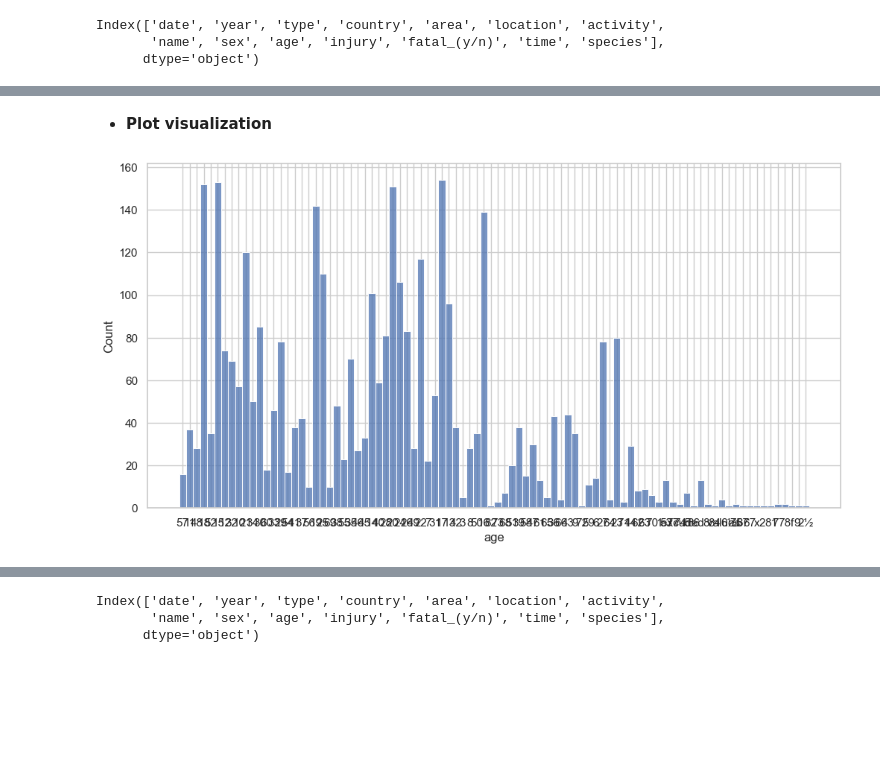
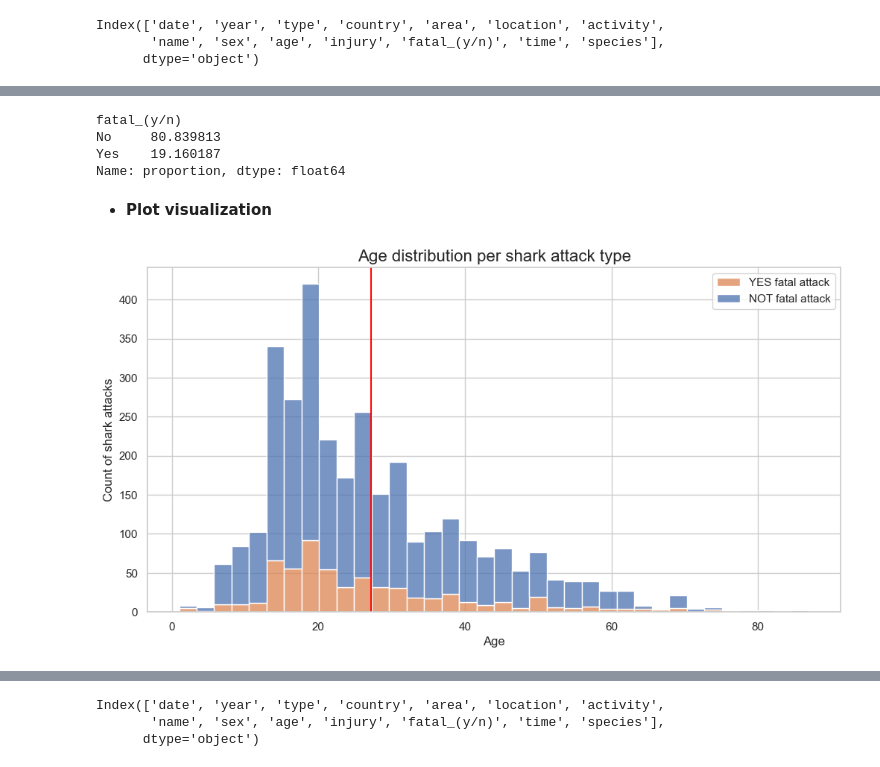
Before and after one commit to laumosa/Project1-Sharks, a Jupyter notebook: exploration.ipynb, the cells around one changed output, grey strips where cells are left out. Cells and saved outputs as stored; diff of their text form; code cells hidden in the pictures; blank space fills up the shorter version.

```diff
--- a/exploration.ipynb
+++ b/exploration.ipynb
@@ -360,0 +375,3 @@ SyntaxError: invalid syntax (1927369807.py, line 1)
+# %%
+# Set age values as "numerical".
+df_3["age"] = pd.to_numeric(df_3["age"], errors='coerce')
@@ -360,0 +385,3 @@ SyntaxError: invalid syntax (1927369807.py, line 1)
+# %%
+# Strip whitespaces from left and right
+df_3["fatal_(y/n)"] = df_3["fatal_(y/n)"].str.strip()
@@ -361,6 +404,27 @@ SyntaxError: invalid syntax (1927369807.py, line 1)
+# %%
+# Leave out of analysis the "UNKNOWN", "M", "2017" VALUES,  as they represent less than 1% of the shark attacks
+df_3 = df_3[df["fatal_(y/n)"] != "UNKNOWN"]
+df_3 = df_3[df["fatal_(y/n)"] != "M"]
+df_3 = df_3[df["fatal_(y/n)"] != "2017"]
+# %%
+# Manual replacements
+df_3["fatal_(y/n)"] = df_3["fatal_(y/n)"].str.replace("Y", "Yes")
+df_3["fatal_(y/n)"] = df_3["fatal_(y/n)"].str.replace("N", "No")
+# %%
+df_3["fatal_(y/n)"].value_counts(normalize=True) * 100
+# %% [output]
+fatal_(y/n)
+No     80.839813
+Yes    19.160187
+Name: proportion, dtype: float64
 # %% [markdown]
 - **Plot visualization**
-# %%
-sns.histplot(df_3["age"], bins=0);
-# %% [output]
-[figure, removed]
+# %%
+graf_2 = sns.histplot(data=df_3, x="age", hue="fatal_(y/n)", multiple="stack")
+plt.xlabel("Age")
+plt.ylabel("Count of shark attacks")
+plt.legend(labels = ["YES fatal attack", "NOT fatal attack"], loc = 'upper right')
+plt.title("Age distribution per shark attack type", fontsize= 16)
+graf_2.axvline(x=df_3.age.mean(), c="red", label = "Mean");
+# %% [output]
+[figure, added]
```
Also changed, not shown: parts of 40 cells of this notebook, 10 other files.
